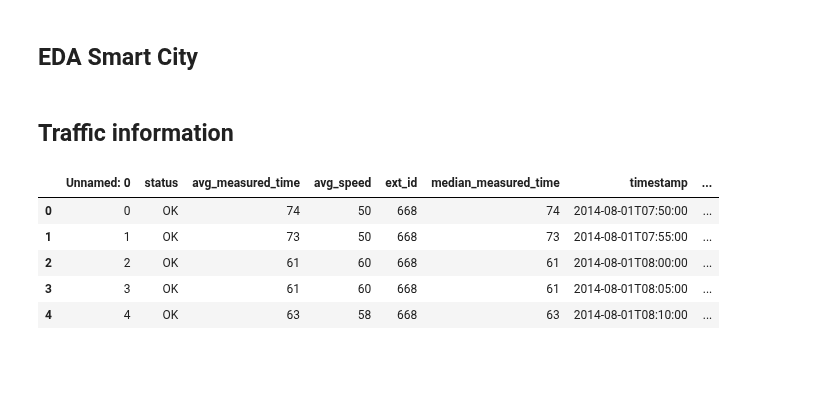
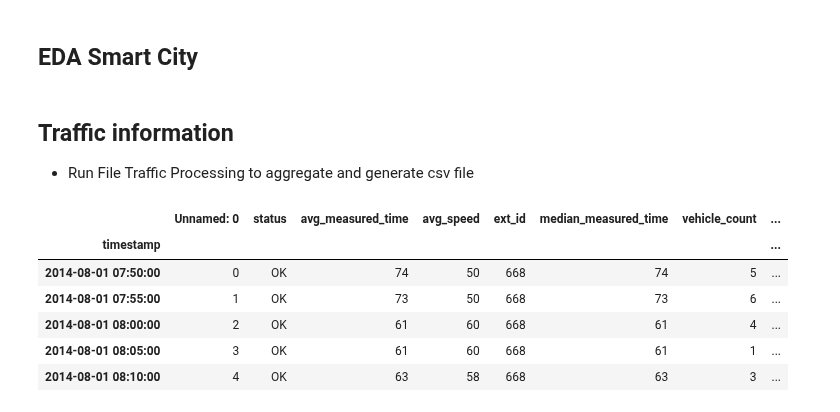
Before and after one commit to victorhg/aai-530-final-project, a Jupyter notebook: analysis/EDA_smart_city.ipynb, the cells around one changed output. Drawn from its saved outputs; the diff is of its cells as text; code cells hidden in the pictures; blank space fills up the shorter version.

```diff
--- a/analysis/EDA_smart_city.ipynb
+++ b/analysis/EDA_smart_city.ipynb
@@ -8,16 +10,21 @@ import matplotlib.pyplot as plt
 
 sns.set()
-# %% [markdown]
-## Traffic information
+# %% [markdown]
+## Traffic information
+
+- Run File Traffic Processing to aggregate and generate csv file
 # %%
 numeric_cols = ['vehicle_count', 'avg_speed',  'avg_measured_time', 'median_measured_time']
 
 traffic_df = pd.read_csv("../data/aarhus_traffic_data_aug_nov_2014.csv")
+traffic_df['timestamp'] = pd.to_datetime(traffic_df['timestamp'])
+traffic_df.set_index('timestamp', inplace=True)
 traffic_df.head()
 # %% [output]
-|  | Unnamed: 0 | status | avg_measured_time | avg_speed | ext_id | median_measured_time | timestamp | ... |
-| 0 | 0 | OK | 74 | 50 | 668 | 74 | 2014-08-01T07:50:00 | ... |
-| 1 | 1 | OK | 73 | 50 | 668 | 73 | 2014-08-01T07:55:00 | ... |
-| 2 | 2 | OK | 61 | 60 | 668 | 61 | 2014-08-01T08:00:00 | ... |
-| 3 | 3 | OK | 61 | 60 | 668 | 61 | 2014-08-01T08:05:00 | ... |
-| 4 | 4 | OK | 63 | 58 | 668 | 63 | 2014-08-01T08:10:00 | ... |
+|  | Unnamed: 0 | status | avg_measured_time | avg_speed | ext_id | median_measured_time | vehicle_count | ... |
+| timestamp |  |  |  |  |  |  |  | ... |
+| 2014-08-01 07:50:00 | 0 | OK | 74 | 50 | 668 | 74 | 5 | ... |
+| 2014-08-01 07:55:00 | 1 | OK | 73 | 50 | 668 | 73 | 6 | ... |
+| 2014-08-01 08:00:00 | 2 | OK | 61 | 60 | 668 | 61 | 4 | ... |
+| 2014-08-01 08:05:00 | 3 | OK | 61 | 60 | 668 | 61 | 1 | ... |
+| 2014-08-01 08:10:00 | 4 | OK | 63 | 58 | 668 | 63 | 3 | ... |
```
Also changed, not shown: parts of 10 cells of this notebook.
